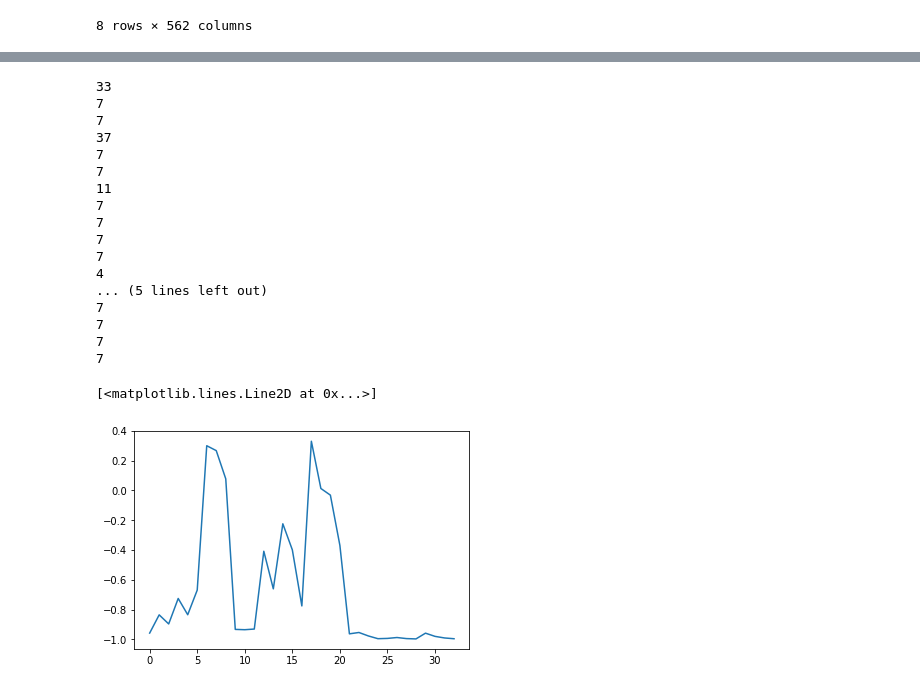
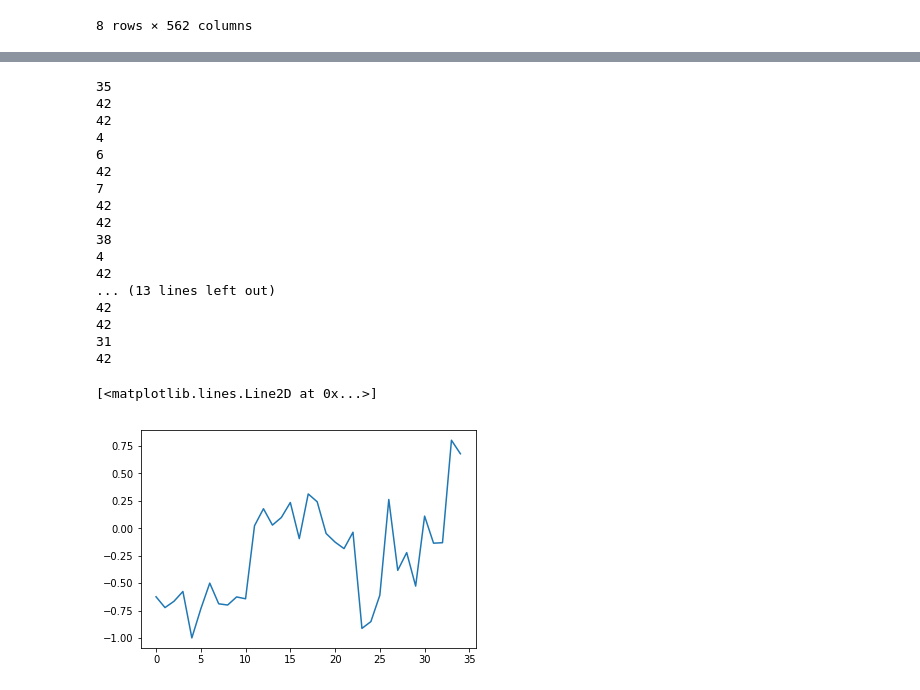
Before and after one commit to samirsaliba/shapelet-slice-discovery, a Jupyter notebook: gendis/experiments/POC.ipynb, the cells around one changed output, grey strips where cells are left out. Drawn from its saved outputs; the diff is of its cells as text; code cells hidden in the pictures.

```diff
--- a/gendis/experiments/POC.ipynb
+++ b/gendis/experiments/POC.ipynb
@@ -62,12 +67,12 @@ class GeneticExtractor(sklearn.base.BaseEstimator, sklearn.base.TransformerMixin
 # %%
 args = {
-    "population_size": 20,
-    "iterations": 10,
+    "population_size": 50,
+    "iterations": 25,
     "mutation_prob": 0.3,
     "crossover_prob": 0.3,
     "wait": 10,
     "max_len": 50,
-    "n_jobs": -1,
+    "n_jobs": multiprocessing.cpu_count(),
     "verbose": True,
 }
 
@@ -95,4 +100,5 @@ gendis.__dict__
 # %%
-genetic_extractor.fit(X_train, y_train)
+%%time
+gendis.fit(X_train, y_train)
 # %% [output]
 it              avg             std             max             time
@@ -114,28 +138,27 @@ Accuracy = 0.6891754326433661
 # %%
-for shpl in genetic_extractor.shapelets:
+for shpl in gendis.shapelets:
     print(len(shpl))
 # %% [output]
-33
+35
+42
+42
+4
+6
+42
 7
-7
-37
-7
-7
-11
-7
-7
-7
-7
+42
+42
+38
 4
-... (5 lines left out)
-7
-7
-7
-7
+42
+... (13 lines left out)
+42
+42
+31
+42
 # %%
-import matplotlib.pyplot as plt
-plt.plot(genetic_extractor.shapelets[0])
+plt.plot(gendis.shapelets[0])
 # %% [output]
 [<matplotlib.lines.Line2D at 0x...>]
-[figure, old version]
+[figure, new version]
 # %%
```
Also changed, not shown: parts of 17 cells of this notebook, 1 other file.
